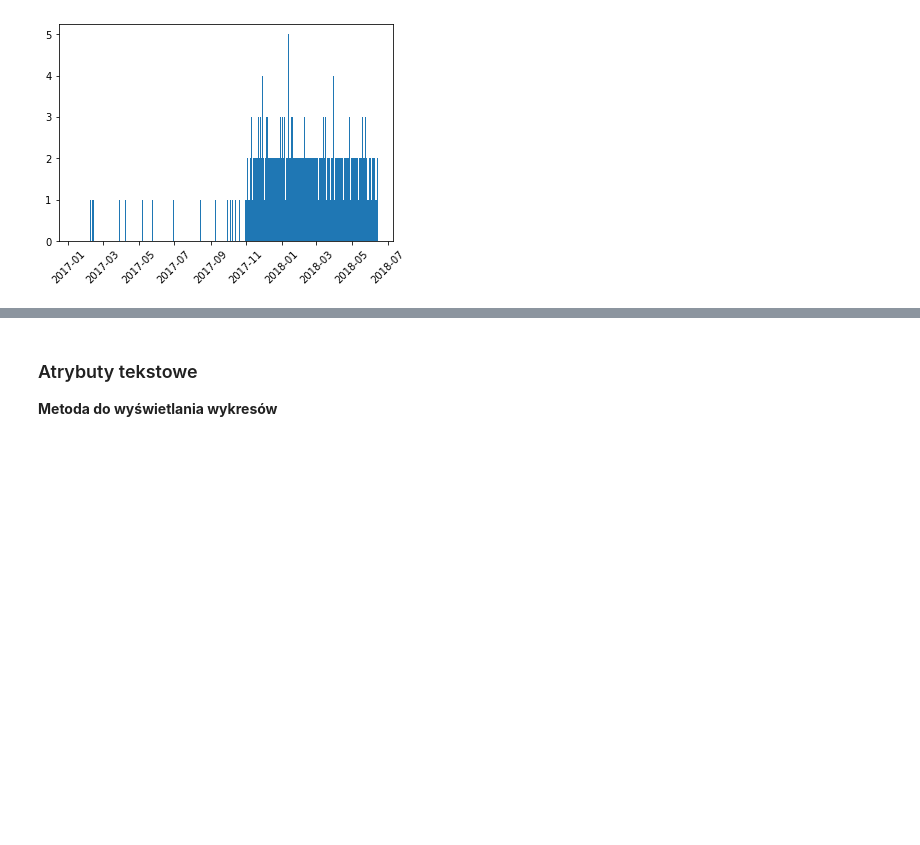
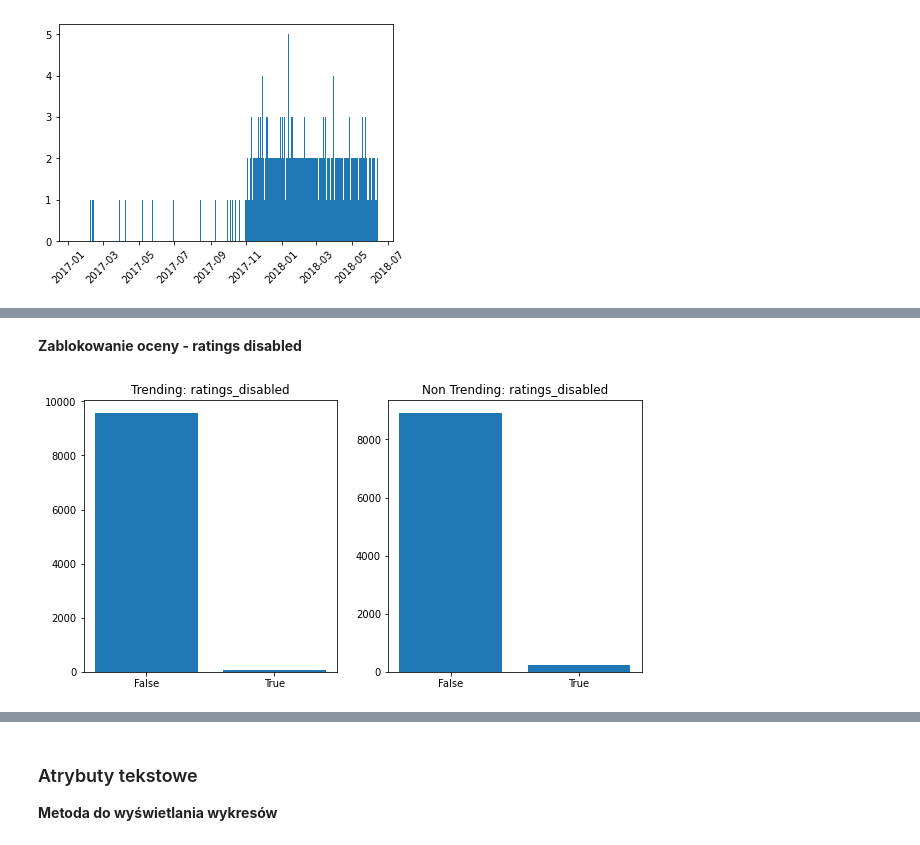
Before and after one commit to DominikKossinski/PED, a Jupyter notebook: notebooks/PED_5.ipynb, the cells around one changed output, grey strips where cells are left out. Cells and saved outputs as stored; diff of their text form; code cells hidden in the pictures; blank space fills up the shorter version.

```diff
--- a/notebooks/PED_5.ipynb
+++ b/notebooks/PED_5.ipynb
@@ -196,0 +227,6 @@ plt.show()
+# %% [markdown]
+**Zablokowanie oceny - ratings disabled**
+# %%
+plot_bool_attr("ratings_disabled")
+# %% [output]
+[figure, added]
```
Also changed, not shown: parts of 27 cells of this notebook.
